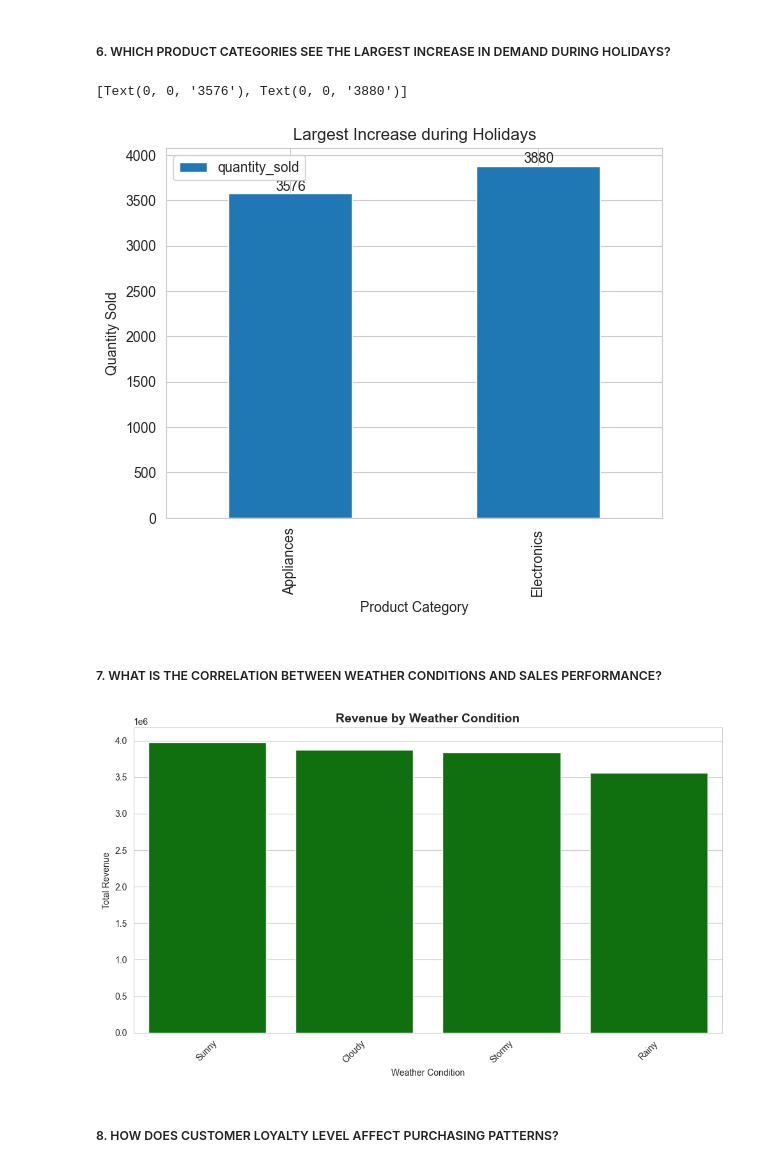
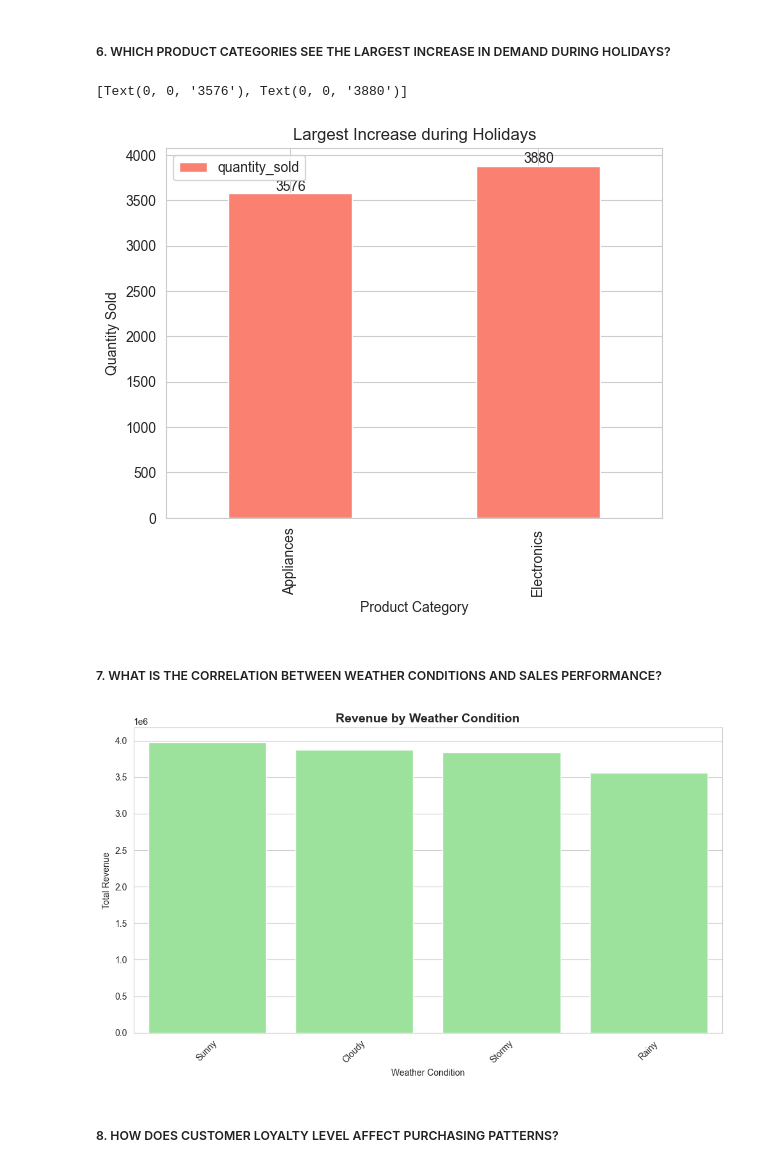
Before and after one commit to RejinBK/Walmart-Sales-Analysis, a Jupyter notebook: Walmart EDA.ipynb, the cells around one changed output. Cells and saved outputs as stored; diff of their text form; code cells hidden in the pictures.

```diff
--- a/Walmart EDA.ipynb
+++ b/Walmart EDA.ipynb
@@ -255,31 +255,31 @@ See the caveats in the documentation: https://pandas.pydata.org/pandas-docs/stab
 # %%
 df2 = df[df['holiday_indicator'] == True]
 product_cat = df2.groupby('category')['quantity_sold'].sum().reset_index()
-ax = product_cat.plot(kind='bar',x='category',y='quantity_sold')
+ax = product_cat.plot(kind='bar',x='category',y='quantity_sold',color='salmon')
 plt.xlabel('Product Category')
 plt.ylabel('Quantity Sold')
 plt.title('Largest Increase during Holidays')
 ax.bar_label(ax.containers[0])
 # %% [output]
 [Text(0, 0, '3576'), Text(0, 0, '3880')]
-[figure, old version]
+[figure, new version]
 # %% [markdown]
 ##### 7. WHAT IS THE CORRELATION BETWEEN WEATHER CONDITIONS AND SALES PERFORMANCE?
 # %%
 # Calculate revenue by weather
 weather_sales = df.groupby('weather_conditions')['revenue'].sum().reset_index()
 weather_sales = weather_sales.sort_values(by='revenue', ascending=False)
 
 plt.figure(figsize=(10, 6))
-sns.barplot(data=weather_sales, x='weather_conditions', y='revenue',color='green')
+sns.barplot(data=weather_sales, x='weather_conditions', y='revenue',color='lightgreen')
 plt.title('Revenue by Weather Condition', fontsize=14, weight='bold')
 plt.xlabel('Weather Condition')
 plt.ylabel('Total Revenue')
 plt.xticks(rotation=45)
 plt.tight_layout()
 plt.show()
 # %% [output]
-[figure, old version]
+[figure, new version]
 # %% [markdown]
 ##### 8. HOW DOES CUSTOMER LOYALTY LEVEL AFFECT PURCHASING PATTERNS?
 # %%
```
Also changed, not shown: parts of 3 cells of this notebook.
